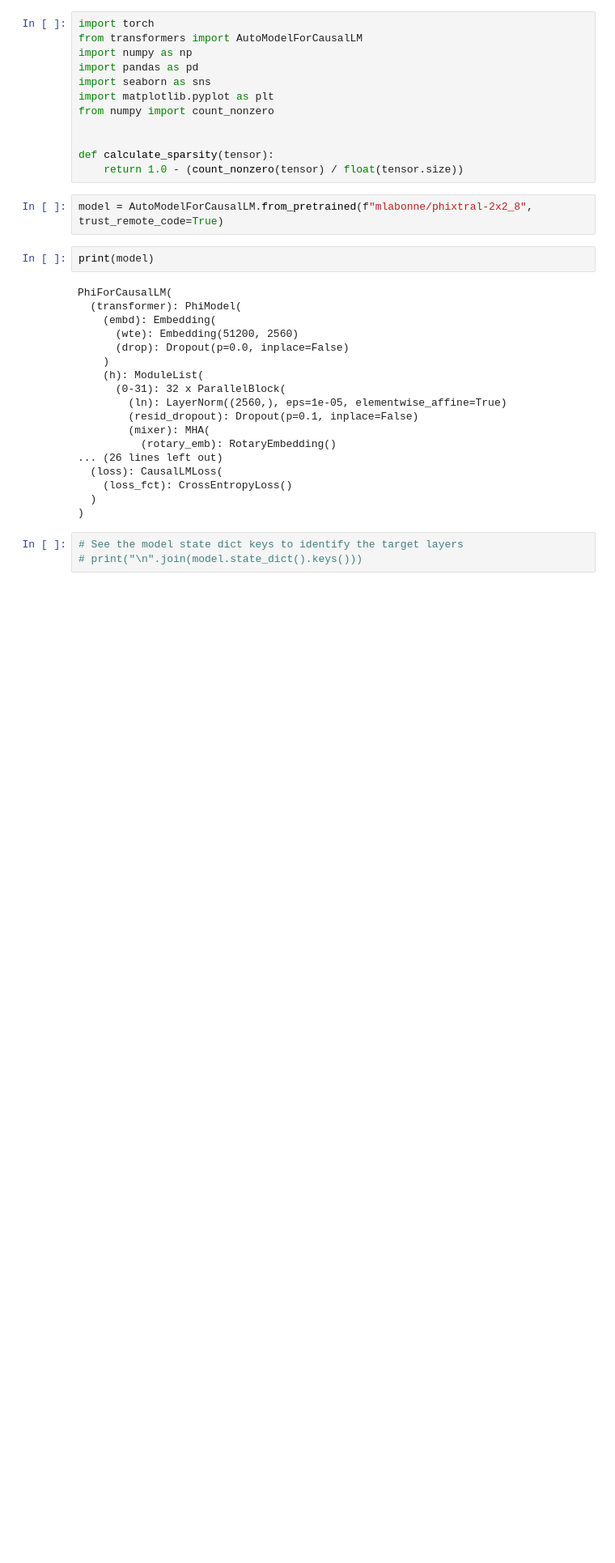
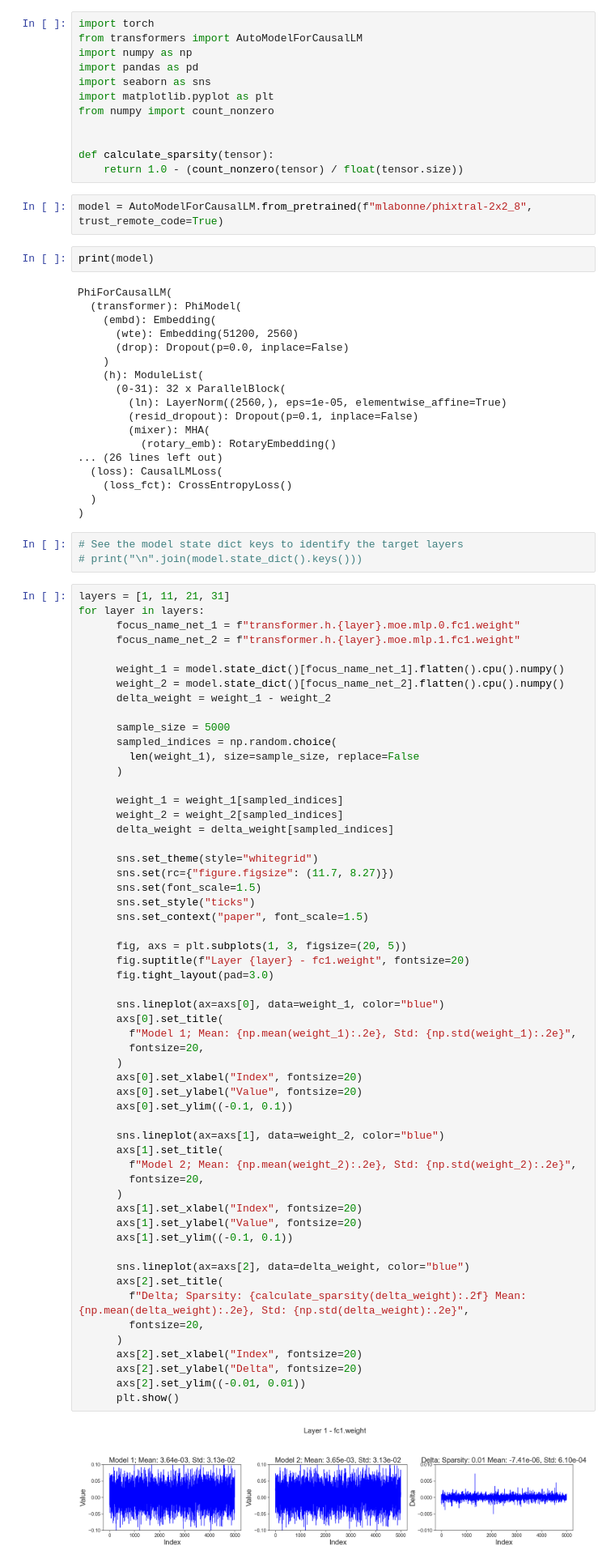
Before and after one commit to eth-easl/deltazip, a Jupyter notebook: notebooks/explore_moe.ipynb, the cells around one changed output. Shown at 81% size. Cells and saved outputs as stored; diff of their text form; blank space fills up the shorter version.

```diff
--- a/notebooks/explore_moe.ipynb
+++ b/notebooks/explore_moe.ipynb
@@ -35,3 +35,61 @@ PhiForCausalLM(
 # %%
 # See the model state dict keys to identify the target layers
 # print("\n".join(model.state_dict().keys()))
+# %%
+layers = [1, 11, 21, 31]
+for layer in layers:
+      focus_name_net_1 = f"transformer.h.{layer}.moe.mlp.0.fc1.weight"
+      focus_name_net_2 = f"transformer.h.{layer}.moe.mlp.1.fc1.weight"
+
+      weight_1 = model.state_dict()[focus_name_net_1].flatten().cpu().numpy()
+      weight_2 = model.state_dict()[focus_name_net_2].flatten().cpu().numpy()
+      delta_weight = weight_1 - weight_2
+
+      sample_size = 5000
+      sampled_indices = np.random.choice(
+        len(weight_1), size=sample_size, replace=False
+      )
+
+      weight_1 = weight_1[sampled_indices]
+      weight_2 = weight_2[sampled_indices]
+      delta_weight = delta_weight[sampled_indices]
+
+      sns.set_theme(style="whitegrid")
+      sns.set(rc={"figure.figsize": (11.7, 8.27)})
+      sns.set(font_scale=1.5)
+      sns.set_style("ticks")
+      sns.set_context("paper", font_scale=1.5)
+
+      fig, axs = plt.subplots(1, 3, figsize=(20, 5))
+      fig.suptitle(f"Layer {layer} - fc1.weight", fontsize=20)
+      fig.tight_layout(pad=3.0)
+
+      sns.lineplot(ax=axs[0], data=weight_1, color="blue")
+      axs[0].set_title(
+        f"Model 1; Mean: {np.mean(weight_1):.2e}, Std: {np.std(weight_1):.2e}",
+        fontsize=20,
+      )
+      axs[0].set_xlabel("Index", fontsize=20)
+      axs[0].set_ylabel("Value", fontsize=20)
+      axs[0].set_ylim((-0.1, 0.1))
+
+      sns.lineplot(ax=axs[1], data=weight_2, color="blue")
+      axs[1].set_title(
+        f"Model 2; Mean: {np.mean(weight_2):.2e}, Std: {np.std(weight_2):.2e}",
+        fontsize=20,
+      )
+      axs[1].set_xlabel("Index", fontsize=20)
+      axs[1].set_ylabel("Value", fontsize=20)
+      axs[1].set_ylim((-0.1, 0.1))
+
+      sns.lineplot(ax=axs[2], data=delta_weight, color="blue")
+      axs[2].set_title(
+        f"Delta; Sparsity: {calculate_sparsity(delta_weight):.2f} Mean: {np.mean(delta_weight):.2e}, Std: {np.std(delta_weight):.2e}",
+        fontsize=20,
+      )
+      axs[2].set_xlabel("Index", fontsize=20)
+      axs[2].set_ylabel("Delta", fontsize=20)
+      axs[2].set_ylim((-0.01, 0.01))
+      plt.show()
+# %% [output]
+[figure, added]
```
Also changed, not shown: parts of 2 cells of this notebook.
